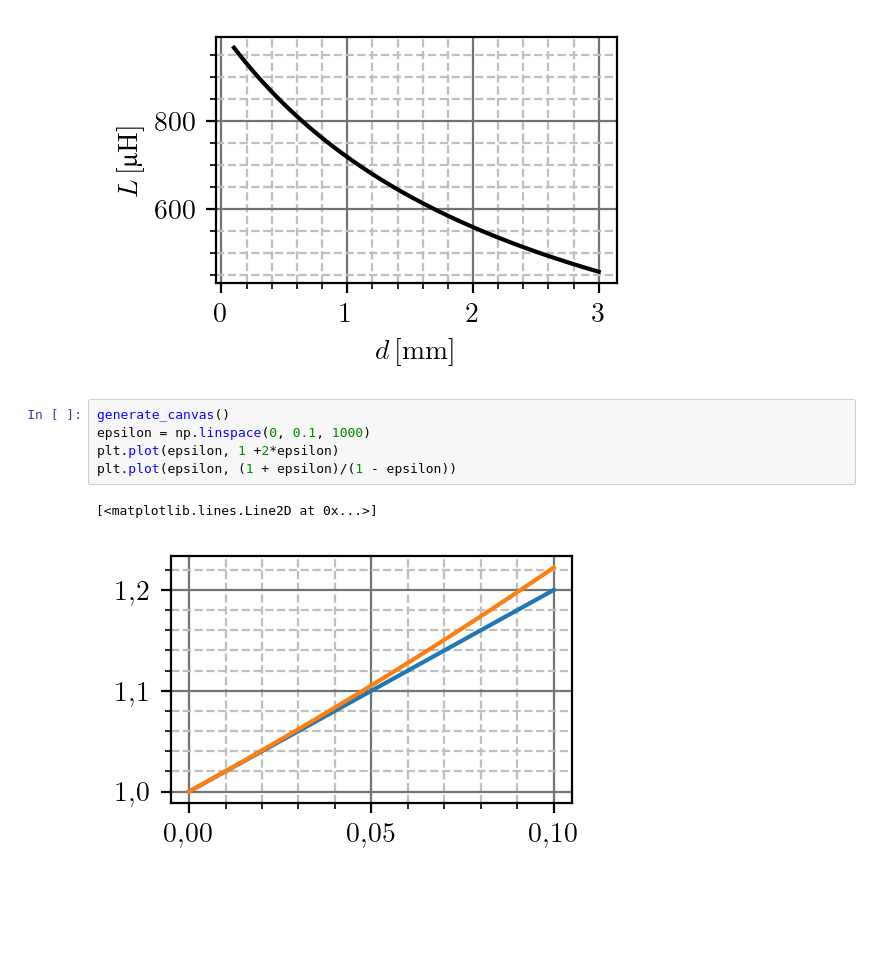
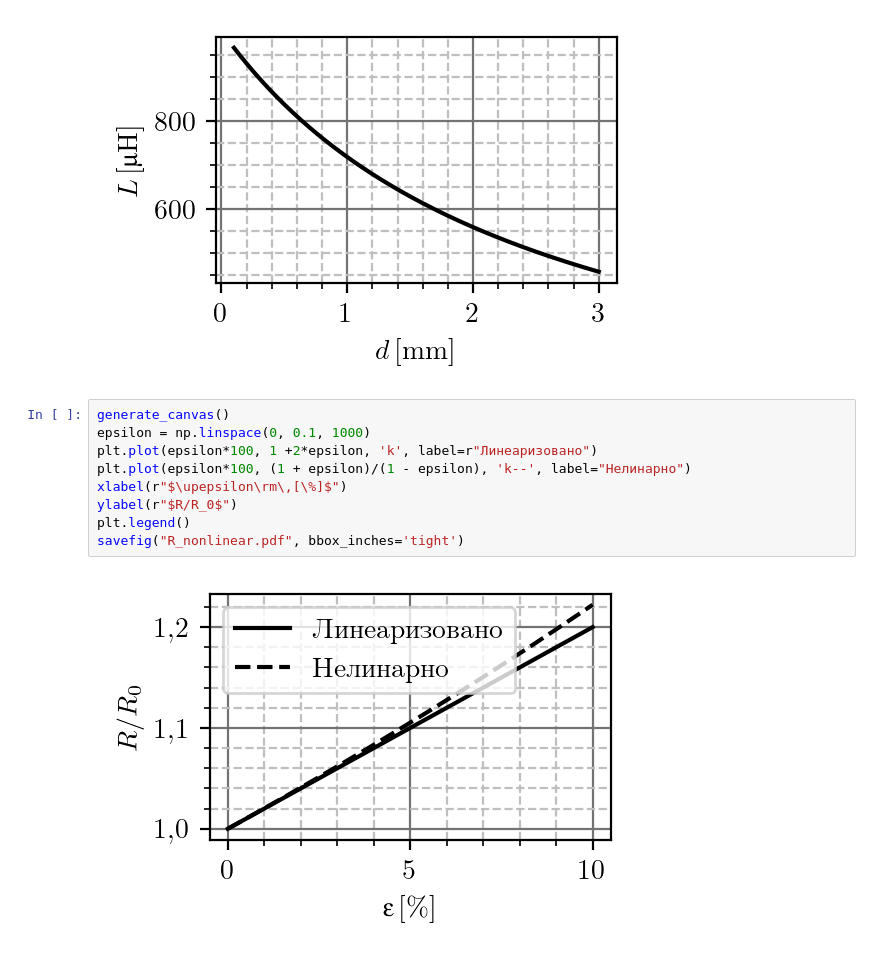
Before and after one commit to djokicd/zbirka-ms, a Jupyter notebook: 2_principi/1_rlc/fig/grafici.ipynb, the cells around one changed output. Saved outputs shown, nothing was run; the diff lists cells and outputs as text; blank space fills up the shorter version.

```diff
--- a/2_principi/1_rlc/fig/grafici.ipynb
+++ b/2_principi/1_rlc/fig/grafici.ipynb
@@ -37,8 +37,11 @@ plt.savefig("L_rez.pdf", bbox_inches='tight')
 # %%
 generate_canvas()
 epsilon = np.linspace(0, 0.1, 1000)
-plt.plot(epsilon, 1 +2*epsilon)
-plt.plot(epsilon, (1 + epsilon)/(1 - epsilon))
+plt.plot(epsilon*100, 1 +2*epsilon, 'k', label=r"Линеаризовано")
+plt.plot(epsilon*100, (1 + epsilon)/(1 - epsilon), 'k--', label="Нелинарно")
+xlabel(r"$\upepsilon\rm\,[\%]$")
+ylabel(r"$R/R_0$")
+plt.legend()
+savefig("R_nonlinear.pdf", bbox_inches='tight')
 # %% [output]
-[<matplotlib.lines.Line2D at 0x...>]
-[figure, old version]
+[figure, new version]
```
Also changed, not shown: 35 other files.
